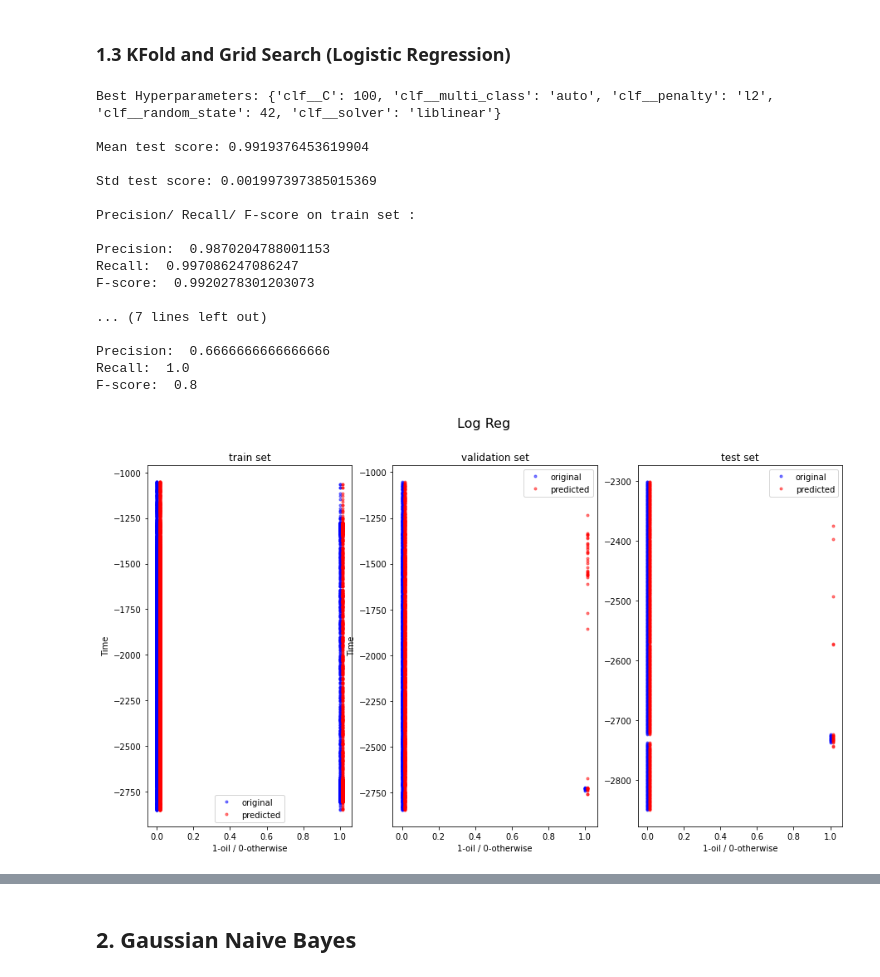
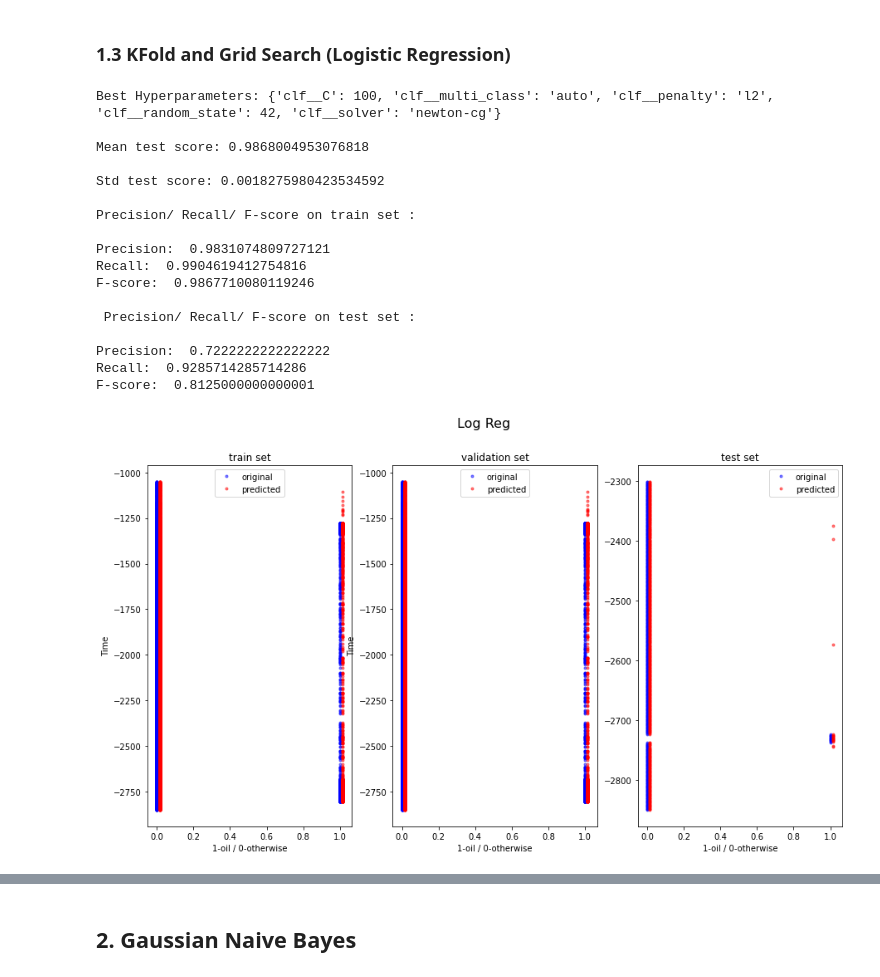
Before and after one commit to Uche047/Geo-python, a Jupyter notebook: sevenWells.ipynb, the cells around one changed output, grey strips where cells are left out. Cells and saved outputs as stored; diff of their text form; code cells hidden in the pictures.

```diff
--- a/sevenWells.ipynb
+++ b/sevenWells.ipynb
@@ -352,3 +350,10 @@ Y=train_df['Target']
+# %%
+imbalance = True
+X = train_df[features]
+X_fake = X
+if imbalance == False:
+    if 'Time' in features :
+        features.remove('Time')
 # %%
 X=train_df[features]
 Y=train_df['Target']
@@ -440,12 +470,18 @@ def prec_recall_fscore_train_val_test(clf, X_train, y_train, X_val, y_val, X_tes
 # %%
 def real_predicted(X_train, y_train, y_train_pred, X_val, y_val, y_val_pred, X_test, y_test, y_test_pred, title_text, logs=train_df, logs_4=test_df):
     fig, ax = plt.subplots(1,3,figsize=(15,8))
+
     # Code neccessary to handle visualizing training set if SMOTE was implemented
     if (imbalance == True):
         logs_train = X_train_fake
 
     else:
-        logs_train = data
+        logs_train  = train_df
+        logs = train_df
+
+    if (make_kfold == True):
+        logs_train  = X_fake
+        logs = X_fake
 
     #plot y_train Vs y_train_pred
     ax[0].plot(y_train,-logs_train.loc[X_train.index.to_list()]['Time'], 'b.' , alpha=0.5) # notice logs_train modification to original code
@@ -524,9 +597,5 @@ col_transform = ColumnTransformer(transformers=t)
 # %%
 # Logistic regression
-log_reg = Pipeline([
-    ('prep',col_transform),
-    ('clf', LogisticRegression(random_state=42))
-    ])
 
 log_reg_params = {
         'clf__solver': ['newton-cg', 'lbfgs', 'liblinear'],
@@ -538,20 +607,12 @@ log_reg_params = {
     }
 ## ------------------------------------------------------------------
 # Gaussian Naive Bayes
-gnb = Pipeline([
-    ('prep',col_transform),
-    ('clf', GaussianNB())
-    ])
 
 gnb_params= {
         'clf__var_smoothing': [0.00000001, 0.000000001]
     }
 ## ------------------------------------------------------------------
 # Support Vector Machine
-svm=Pipeline([
-    ('prep',col_transform),
-    ('clf', SVC(random_state=42))
-    ])
 
 svm_params = {
         'clf__kernel':['poly', 'rbf', 'sigmoid'],
@@ -560,10 +621,6 @@ svm_params = {
     }
 ## ------------------------------------------------------------------
 # Gradient boodting classifier
-gbc=Pipeline([
-    ('prep',col_transform),
-    ('clf', GradientBoostingClassifier(random_state=42))
-    ])
 
 gbc_params = {
         'clf__n_estimators': [10, 100, 1000],
@@ -573,10 +630,6 @@ gbc_params = {
     }
 ## ------------------------------------------------------------------
 # Multi-layer Perceptron classifier
-mlpc= Pipeline([
-    ('prep',col_transform),
-    ('clf', MLPClassifier(random_state=42))
-     ])
 
 mlpc_params = {
     'clf__hidden_layer_sizes': [(30, 10), (60,50,10), (150,)],
@@ -653,33 +730,35 @@ F-score:  0.8
 # %% [markdown]
 ### 1.3 KFold and Grid Search (Logistic Regression)
 # %%
-make_kfold1=True
-if make_kfold1==True:
-    result=kfold_gridsearch_function(log_reg, log_reg_params, X_train, y_train, K_folds)
-    output_function(result, 'Log Reg', X_train, y_train, X_val, y_val, X_test, y_test)
+make_kfold=True
+if make_kfold==True:
+    if imbalance == True: smoteKfoldVisualizer()
+    result=kfold_gridsearch_function(log_reg, log_reg_params,  X, Y, K_folds)
+    output_function(result, 'Log Reg', X, Y, X, Y, X_test, y_test)
 
     # save model to the .pkl file
     filename = 'log_reg_kfold.pkl'
     pickle.dump(result, open(models_loc+filename, 'wb'))
+make_kfold=False
 # %% [output]
-Best Hyperparameters: {'clf__C': 100, 'clf__multi_class': 'auto', 'clf__penalty': 'l2', 'clf__random_state': 42, 'clf__solver': 'liblinear'}
+Best Hyperparameters: {'clf__C': 100, 'clf__multi_class': 'auto', 'clf__penalty': 'l2', 'clf__random_state': 42, 'clf__solver': 'newton-cg'}
 
-Mean test score: 0.9919376453619904
+Mean test score: 0.9868004953076818
 
-Std test score: 0.001997397385015369
+Std test score: 0.0018275980423534592
 
 Precision/ Recall/ F-score on train set :
 
-Precision:  0.9870204788001153
-Recall:  0.997086247086247
-F-score:  0.9920278301203073
+Precision:  0.9831074809727121
+Recall:  0.9904619412754816
+F-score:  0.9867710080119246
 
-... (7 lines left out)
+ Precision/ Recall/ F-score on test set :
 
-Precision:  0.6666666666666666
-Recall:  1.0
-F-score:  0.8
+Precision:  0.7222222222222222
+Recall:  0.9285714285714286
+F-score:  0.8125000000000001
-[figure, old version]
+[figure, new version]
 [figure]
 # %% [markdown]
 ## 2. Gaussian Naive Bayes
```
Also changed, not shown: parts of 28 cells of this notebook, 26 other files.
